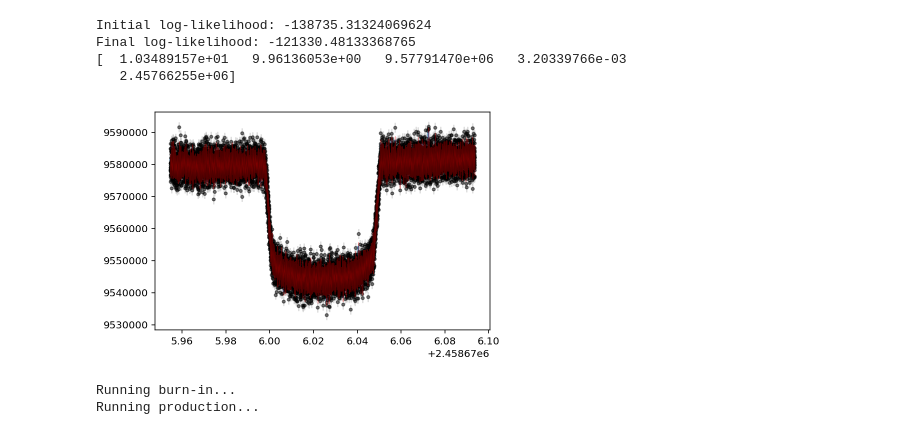
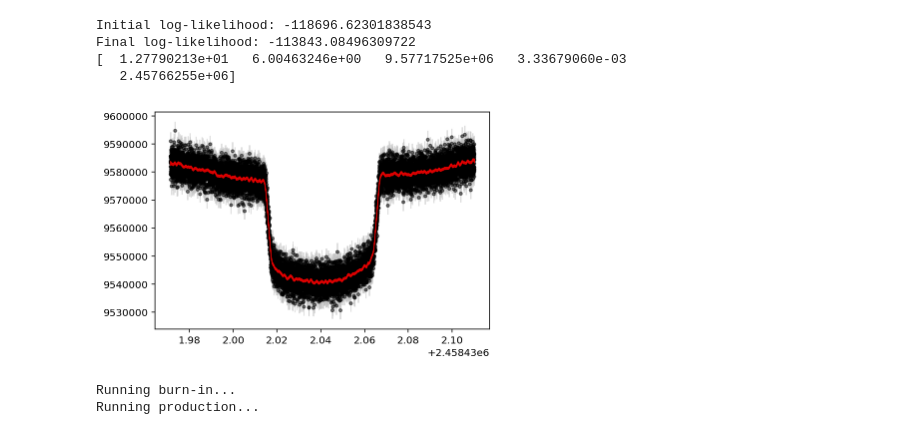
Before and after one commit to bmorris3/libra, a Jupyter notebook: notebooks/archive_fit.ipynb, the cells around one changed output. Cells and saved outputs as stored; diff of their text form; code cells hidden in the pictures.

```diff
--- a/notebooks/archive_fit.ipynb
+++ b/notebooks/archive_fit.ipynb
@@ -40,7 +40,7 @@ run_name = 'trappist1_bright'
 
 with ObservationArchive(run_name, 'a') as obs:
     planet = 'h'
-    for obs_planet in getattr(obs, planet):
+    for obs_planet in getattr(obs, planet)[:1]:
         mask = mask_simultaneous_transits(obs_planet.times, planet)
         obs_time = obs_planet.times[mask]
         obs_flux = np.sum(obs_planet.spectra[mask], axis=1)
@@ -174,7 +153,7 @@ from scipy.optimize import minimize
 initp_dict = dict(amp=np.median(obs_flux), depth=original_params.rp**2,
                   t0=original_params.t0)#, c0=0, c1=0)
 
-parameter_bounds = dict(amp=[np.min(obs_flux), np.max(obs_flux)],
+parameter_bounds = dict(amp=[np.min(obs_flux)*0.9, np.max(obs_flux)*1.1],
                         depth=[0.5 * original_params.rp**2, 1.5 * original_params.rp**2],
                         t0=[original_params.t0 - 0.5, original_params.t0 + 0.5])#,
                         #c0=[None, None], c1=[None, None])
@@ -182,21 +161,23 @@ mean_model = MeanModel(**initp_dict, bounds=parameter_bounds)
 
 x = obs_time
 y = obs_flux #/ transit_model(obs_time, original_params)
-yerr = obs_err/2
+yerr = obs_err #* 2
 
 
 # kernel = terms.Matern32Term(log_sigma=8, log_rho=-9,
 #                             bounds=dict(log_sigma=(None, None), log_rho=(np.log(5*1/60/60/24), None)))
 
 Q = 1.0 / np.sqrt(2.0)
-w0 = 3.0
+log_omega0 = np.log(2*np.pi/(0.5/24))#5 #3.0
 
-#S0 = np.var(y) / (w0 * Q)
-S0 = 10
-#print(Q, w0, S0)
+S0 = 5 #np.log(np.median(obs_err)*2) #10
+log_cadence_min = None #np.log(2*np.pi/(2./24))
+log_cadence_max = np.log(2*np.pi/(0.25/24))
 
-bounds = dict(log_S0=(-15, 15), log_Q=(-15, 15), log_omega0=(-15, 15))
-kernel = terms.SHOTerm(log_S0=np.log(S0), log_Q=np.log(Q), log_omega0=np.log(w0),
+bounds = dict(log_S0=(-15, 30), log_Q=(-15, 15),
+              log_omega0=(log_cadence_min, log_cadence_max))
+
+kernel = terms.SHOTerm(log_S0=0, log_Q=np.log(Q), log_omega0=log_omega0,
                         bounds=bounds)
 
 kernel.freeze_parameter("log_Q")  # We don't want to fit for "Q" in this term
@@ -220,39 +201,39 @@ gp.compute(x, yerr)
 print("Initial log-likelihood: {0}".format(gp.log_likelihood(y)))
 
 # Define a cost function
 def neg_log_like(params, y, gp):
     gp.set_parameter_vector(params)
     return -gp.log_likelihood(y)
 
 def grad_neg_log_like(params, y, gp):
     gp.set_parameter_vector(params)
     return -gp.grad_log_likelihood(y)[1]
 
 # Fit for the maximum likelihood parameters
 initial_params = gp.get_parameter_vector()
 bounds = gp.get_parameter_bounds()
 soln = minimize(neg_log_like, initial_params, #jac=grad_neg_log_like,
                 method="L-BFGS-B", bounds=bounds, args=(y, gp))
 gp.set_parameter_vector(soln.x)
 print("Final log-likelihood: {0}".format(-soln.fun))
 
 # Make the maximum likelihood prediction
 t = np.linspace(obs_time.min(), obs_time.max(), 5000)
 mu, var = gp.predict(y, t, return_var=True)
 std = np.sqrt(var)
 
 print(soln.x)
 plt.errorbar(x, y, yerr, fmt='.', color='k', alpha=0.5, ecolor='silver')
 # plt.plot(obs_time, obs_flux, '.', zorder=-100, alpha=0.5)
-plt.plot(t, mu)
-plt.fill_between(t, mu-std, mu+std, alpha=0.3, zorder=100, color='r')
+plt.plot(t, mu, 'r')
+plt.fill_between(t, mu-std, mu+std, alpha=0.8, zorder=100, color='r')
 plt.show()
 # %% [output]
-Initial log-likelihood: -138735.31324069624
-Final log-likelihood: -121330.48133368765
-[  1.03489157e+01   9.96136053e+00   9.57791470e+06   3.20339766e-03
+Initial log-likelihood: -118696.62301838543
+Final log-likelihood: -113843.08496309722
+[  1.27790213e+01   6.00463246e+00   9.57717525e+06   3.33679060e-03
    2.45766255e+06]
-[figure, old version]
+[figure, new version]
 # %%
 import emcee
 
```
Also changed, not shown: parts of 6 cells of this notebook.
